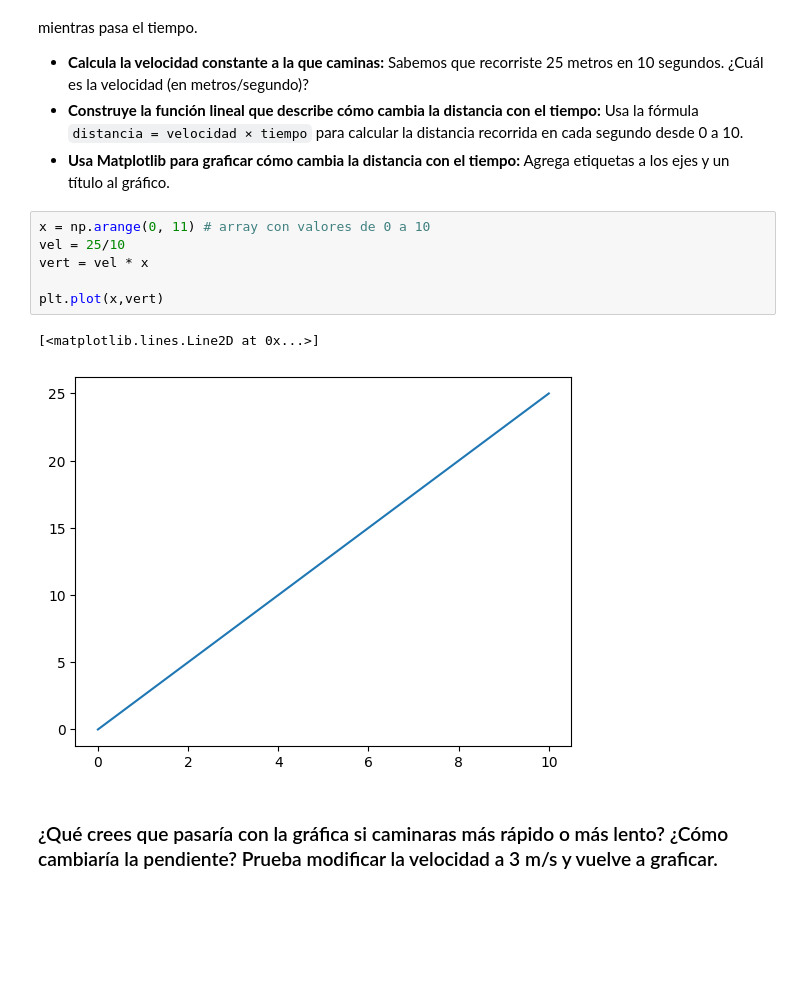
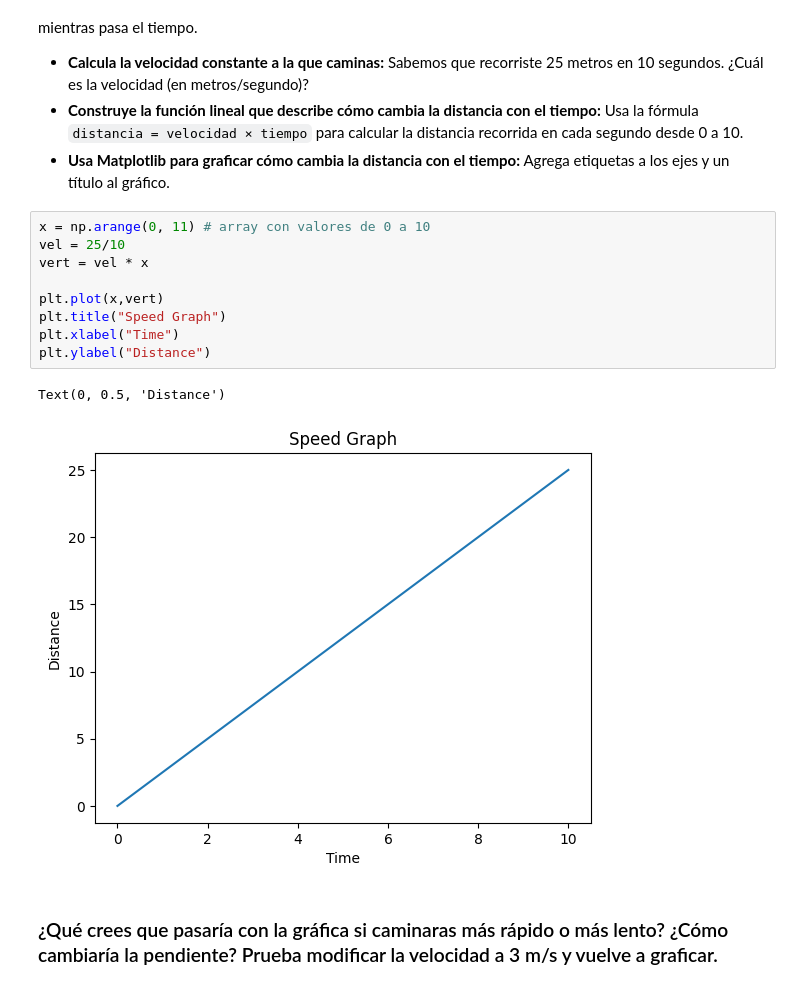
Before and after one commit to 4GeeksAcademy/LuisFCG-visualization-exercises-with-matplot-and-seaborn, a Jupyter notebook: notebook/problems.es.ipynb, the cells around one changed output. Cells and saved outputs as stored; diff of their text form; blank space fills up the shorter version.

```diff
--- a/notebook/problems.es.ipynb
+++ b/notebook/problems.es.ipynb
@@ -27,12 +27,15 @@ Dado que la velocidad es constante, esta representa la pendiente de la función
 # %%
 x = np.arange(0, 11) # array con valores de 0 a 10
 vel = 25/10
 vert = vel * x
 
 plt.plot(x,vert)
+plt.title("Speed Graph")
+plt.xlabel("Time")
+plt.ylabel("Distance")
 # %% [output]
-[<matplotlib.lines.Line2D at 0x...>]
+Text(0, 0.5, 'Distance')
-[figure, old version]
+[figure, new version]
 # %% [markdown]
 ### ¿Qué crees que pasaría con la gráfica si caminaras más rápido o más lento? ¿Cómo cambiaría la pendiente? Prueba modificar la velocidad a 3 m/s y vuelve a graficar.
 # %%
```
Also changed, not shown: parts of 9 cells of this notebook.
